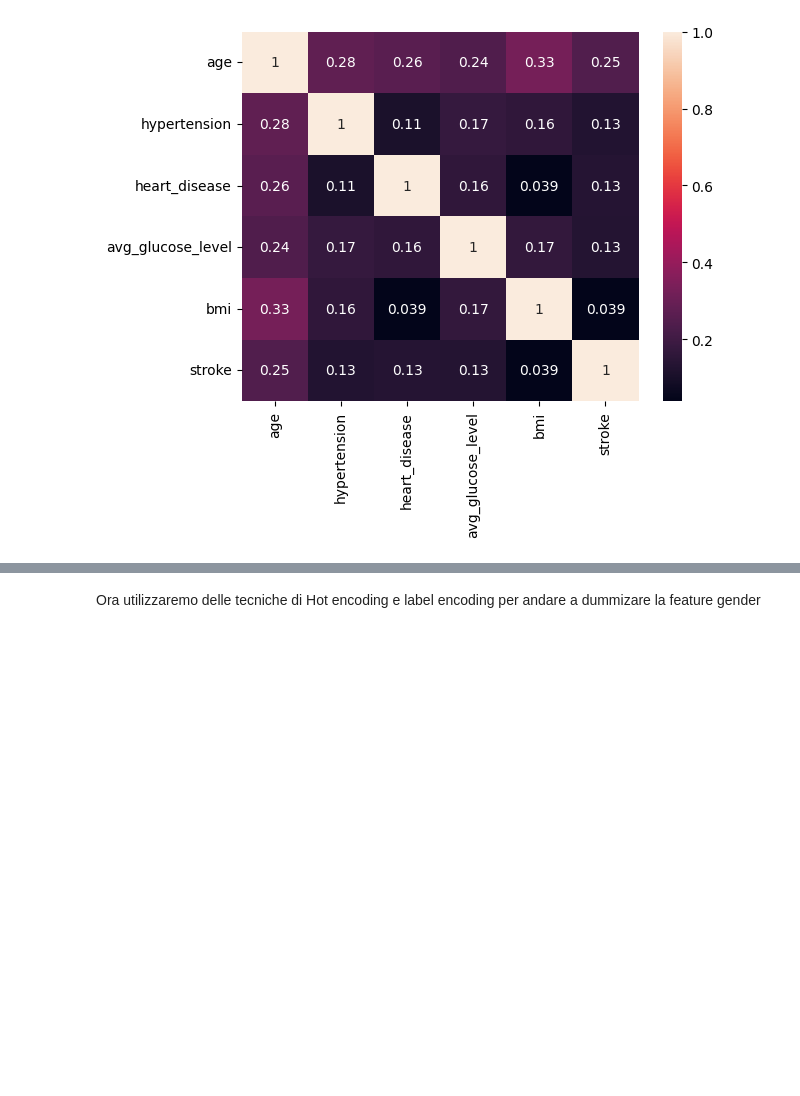
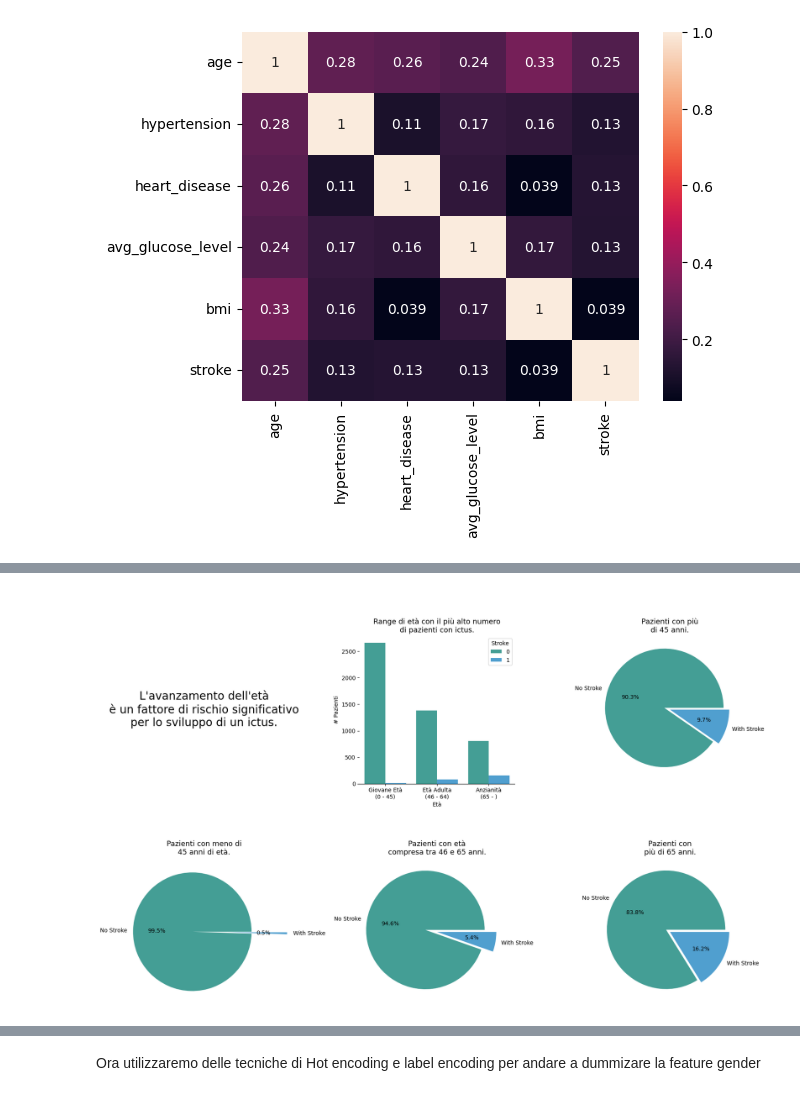
Before and after one commit to Daniele-00/Progetto-MachineLearning, a Jupyter notebook: ProgettoStroke/progettoML.ipynb, the cells around one changed output, grey strips where cells are left out. Saved outputs shown, nothing was run; the diff lists cells and outputs as text; code cells hidden in the pictures; blank space fills up the shorter version.

```diff
--- a/ProgettoStroke/progettoML.ipynb
+++ b/ProgettoStroke/progettoML.ipynb
@@ -235,0 +159,89 @@ Dalla Correlation Matrix possiamo vedere come non ci siano feature altamente cor
+# %%
+# Categorizzazione dell'età
+#preparazione del dataframe che verrà utilizzato per i successivi grafici
+data = ds_stroke[['age','bmi','smoking_status','stroke']]
+ds_age = pd.DataFrame(data)
+ds_age['age_range'] = pd.cut(ds_age['age'], bins=[0, 46, 65, np.inf], include_lowest=True,
+                             labels=["Giovane Età\n(0 - 45)", "Età Adulta\n(46 - 64)", "Anzianità\n(65 - )"])
+
+ds_age['old_age'] = pd.cut(ds_age['age'], bins=[0, 46, np.inf], include_lowest=True,
+                             labels=["Giovane Età", "Età Adulta & Anzianità"])
+# Età Adulta & Anzianità.
+adul_old = len(ds_age.loc[(ds_age['old_age'] == "Età Adulta & Anzianità") & (ds_age['stroke'] == 0)])
+adul_old_stroke = len(ds_age.loc[(ds_age['old_age'] == "Età Adulta & Anzianità") & (ds_age['stroke'] == 1)])
+adul_old_total = len(ds_age.loc[(ds_age['old_age'] == "Età Adulta & Anzianità")])
+adul_old = round((adul_old / adul_old_total) * 100, 2)
+adul_old_stroke = round((adul_old_stroke / adul_old_total) * 100, 2)
+patients_adul_old = [adul_old, adul_old_stroke]
+
+# Giovane Età.
+youth = len(ds_age.loc[(ds_age['age_range'] == "Giovane Età\n(0 - 45)") & (ds_age['stroke'] == 0)])
+youth_stroke = len(ds_age.loc[(ds_age['age_range'] == "Giovane Età\n(0 - 45)") & (ds_age['stroke'] == 1)])
+youth_total = len(ds_age.loc[(ds_age['age_range'] == "Giovane Età\n(0 - 45)")])
+youth = round((youth / youth_total) * 100, 2)
+youth_stroke = round((youth_stroke / youth_total) * 100, 2)
+patients_youth = [youth, youth_stroke]
+
+# Età adulta.
+adul = len(ds_age.loc[(ds_age['age_range'] == "Età Adulta\n(46 - 64)") & (ds_age['stroke'] == 0)])
+adul_stroke = len(ds_age.loc[(ds_age['age_range'] == "Età Adulta\n(46 - 64)") & (ds_age['stroke'] == 1)])
+adul_total = len(ds_age.loc[(ds_age['age_range'] == "Età Adulta\n(46 - 64)")])
+adul = round((adul / adul_total) * 100, 2)
+adul_stroke = round((adul_stroke / adul_total) * 100, 2)
+patients_adul = [adul, adul_stroke]
+
+# Anzianità.
+old = len(ds_age.loc[(ds_age['age_range'] == "Anzianità\n(65 - )") & (ds_age['stroke'] == 0)])
+old_stroke = len(ds_age.loc[(ds_age['age_range'] == "Anzianità\n(65 - )") & (ds_age['stroke'] == 1)])
+old_total = len(ds_age.loc[(ds_age['age_range'] == "Anzianità\n(65 - )")])
+old = round((old / old_total) * 100, 2)
+old_stroke = round((old_stroke / old_total) * 100, 2)
+patients_old = [old, old_stroke]
+
+# Plot
+fig = plt.figure(figsize=(20,12))
+gs = fig.add_gridspec(2,3)
+gs.update(wspace=0.5, hspace=0.5)
+
+# Plot Title
+ax0 = fig.add_subplot(gs[0,0])
+ax0.text(0.5,0.5,"L'avanzamento dell'età\nè un fattore di rischio significativo\nper lo sviluppo di un ictus.",
+         fontsize=20, horizontalalignment='center', verticalalignment='center')
+ax0.spines[["bottom", "top", "left", "right"]].set_visible(False)
+ax0.tick_params(left=False, bottom=False)
+ax0.set_xticklabels([])
+ax0.set_yticklabels([])
+
+# Plot Age Range.
+ds_melted = pd.melt(ds_age, id_vars=['age_range'], value_vars=['stroke'])
+ax1 = fig.add_subplot(gs[0,1])
+ax1 = sns.countplot(x='age_range', hue='value', data=ds_melted, palette=palette)
+ax1.set_title(f"\n\n\nRange di età con il più alto numero\ndi pazienti con ictus.", fontsize=13)
+ax1.legend(title='Stroke')
+ax1.spines[['top', 'right', 'left']].set_visible(False)
+ax1.set_xlabel('Età')
+ax1.set_ylabel('# Pazienti')
+
+# Plot Età adulta.
+ax2 = fig.add_subplot(gs[0, 2])
+ax2 = plt.pie(patients_adul_old, labels = ['No Stroke', 'With Stroke'], autopct='%1.1f%%', explode=[0.1, 0], colors = ['#449E95', '#509FCF'])
+plt.title("Pazienti con più\ndi 45 anni.", fontsize=13)
+
+# Plot Giovani.
+ax2 = fig.add_subplot(gs[1, 0])
+ax2 = plt.pie(patients_youth, labels = ['No Stroke', 'With Stroke'], autopct='%1.1f%%', explode=[0.2, 0.4], colors = ['#449E95', '#509FCF'])
+plt.title("Pazienti con meno di\n45 anni di età.", fontsize=13)
+
+# Plot Età adulta.
+ax2 = fig.add_subplot(gs[1, 1])
+ax2 = plt.pie(patients_adul, labels = ['No Stroke', 'With Stroke'], autopct='%1.1f%%', explode=[0.2, 0], colors = ['#449E95', '#509FCF'])
+plt.title("Pazienti con età\ncompresa tra 46 e 65 anni.", fontsize=13)
+
+# Plot Anziani.
+ax2 = fig.add_subplot(gs[1, 2])
+ax2 = plt.pie(patients_old, labels = ['No Stroke', 'With Stroke'], autopct='%1.1f%%', explode=[0.075, 0], colors = ['#449E95', '#509FCF'])
+plt.title("Pazienti con\npiù di 65 anni.", fontsize=13)
+
+plt.show()
+# %% [output]
+[figure, added]
```
Also changed, not shown: parts of 12 cells of this notebook.
